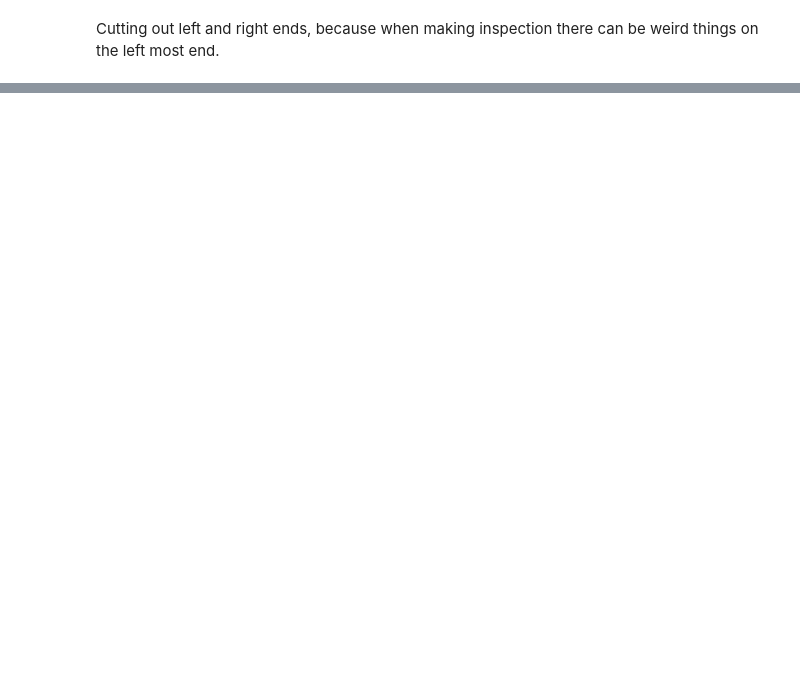
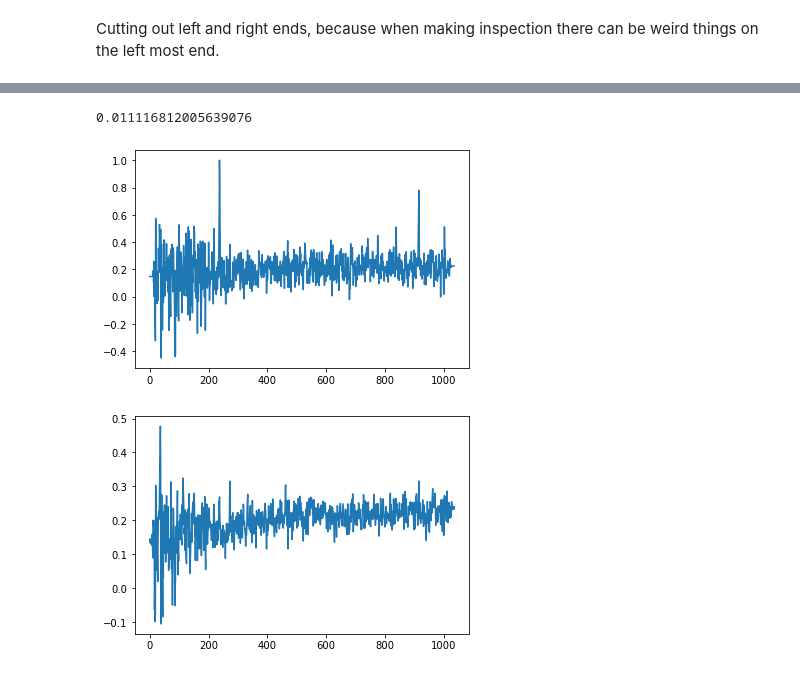
Before and after one commit to nickdavila/LAE-ML-Classification, a Jupyter notebook: Modified_ValentinaAutoEnc.ipynb, the cells around one changed output, grey strips where cells are left out. Saved outputs shown, nothing was run; the diff lists cells and outputs as text; code cells hidden in the pictures; blank space fills up the shorter version.

```diff
--- a/Modified_ValentinaAutoEnc.ipynb
+++ b/Modified_ValentinaAutoEnc.ipynb
@@ -557,8 +589,12 @@ np.load("encoded_31_cut.npy")
 # %%
 plt.figure()
-plt.plot(NEP_train[4])
+plt.plot(NEP_train[3])
 plt.savefig("OG.png")
 plt.figure()
-plt.plot(decoded_imgs[4])
+plt.plot(decoded_imgs[3])
 plt.savefig("RECON.png")
 print(hist.history["val_loss"][-1])
+# %% [output]
+0.011116812005639076
+[figure, added]
+[figure, added]
```
Also changed, not shown: parts of 27 cells of this notebook, 2 other files.
